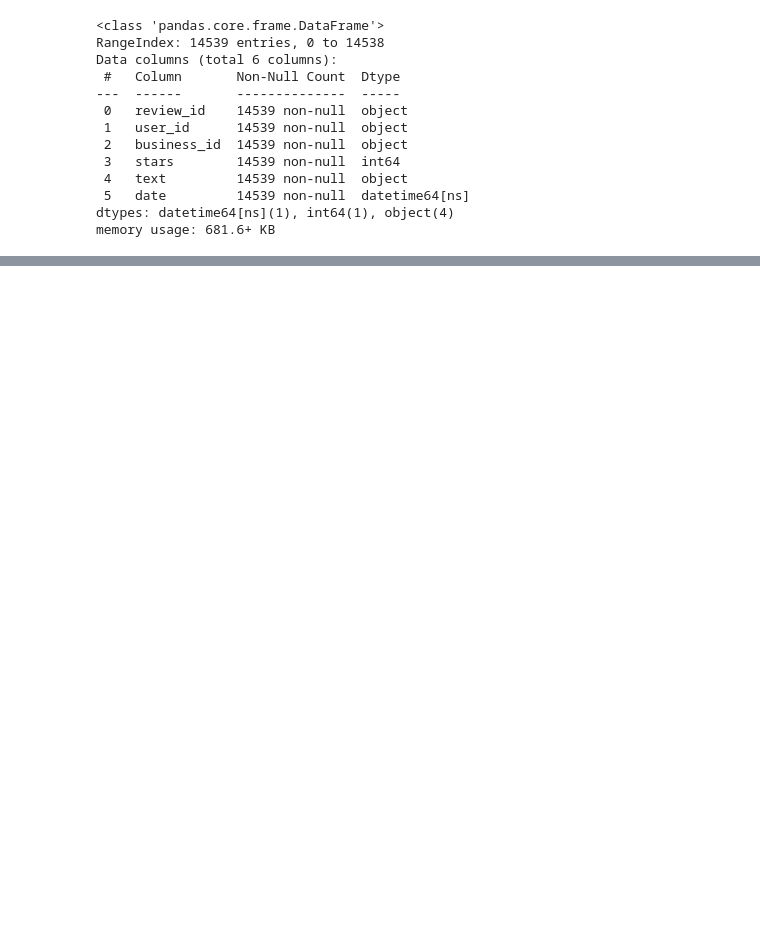
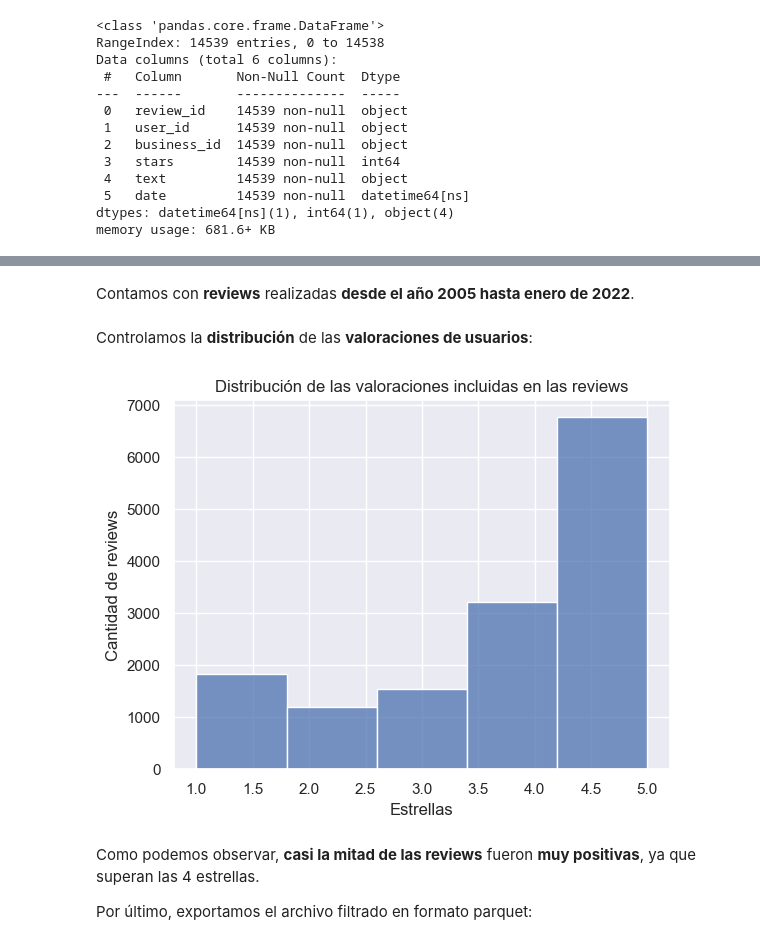
Before and after one commit to javierdichiachio/Proyecto_Final_Google_Yelp, a Jupyter notebook: ETL_Yelp_reviews.ipynb, the cells around one changed output, grey strips where cells are left out. Cells and saved outputs as stored; diff of their text form; code cells hidden in the pictures; blank space fills up the shorter version.

```diff
--- a/ETL_Yelp_reviews.ipynb
+++ b/ETL_Yelp_reviews.ipynb
@@ -2,6 +2,11 @@
 # En primer lugar, importamos las librerías necesarias:
 import pandas as pd
 import gc
+import matplotlib.pyplot as plt
+import seaborn as sns
+import warnings
+warnings.filterwarnings('ignore')
+sns.set()
 # %% [markdown]
 ## Reviews de usuarios:
 # %% [markdown]
@@ -339,3 +352,19 @@ memory usage: 681.6+ KB
+# %% [markdown]
+Contamos con **reviews** realizadas **desde el año 2005 hasta enero de 2022**.
+# %% [markdown]
+Controlamos la **distribución** de las **valoraciones de usuarios**:
+# %%
+sns.histplot(data = yelp_latin_reviews, x = "stars", stat="count", bins = 5)
+plt.ylabel('Cantidad de reviews')
+plt.xlabel('Estrellas')
+plt.title('Distribución de las valoraciones incluidas en las reviews')
+plt.show()
+# %% [output]
+[figure, added]
+# %% [markdown]
+Como podemos observar, **casi la mitad de las reviews** fueron **muy positivas**, ya que superan las 4 estrellas.
+
+Por último, exportamos el archivo filtrado en formato parquet:
 # %%
 # Se exporta el archivo con las reviews de restaurantes latinos en formato parquet:
 yelp_latin_reviews.to_parquet("yelp_latin_reviews.parquet")
```
Also changed, not shown: parts of 3 cells of this notebook, 3 other files.
